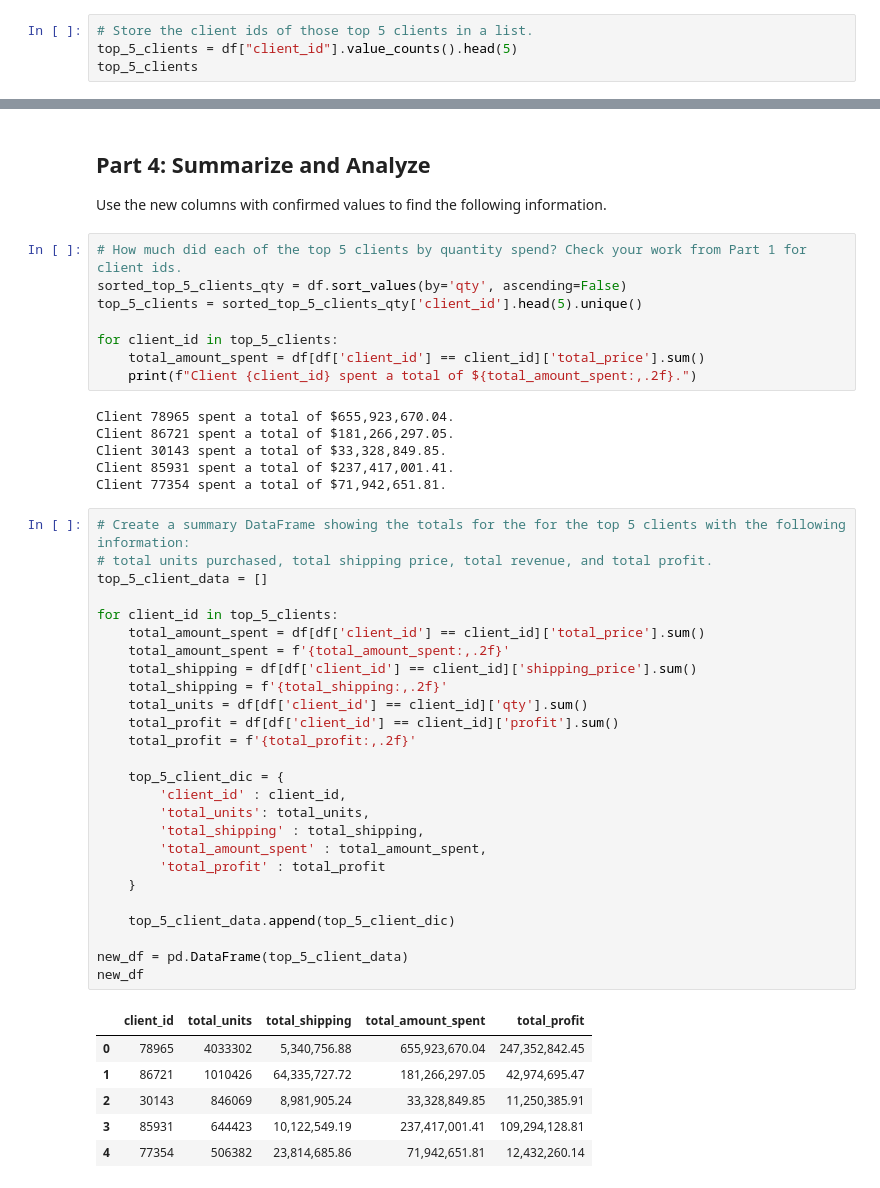
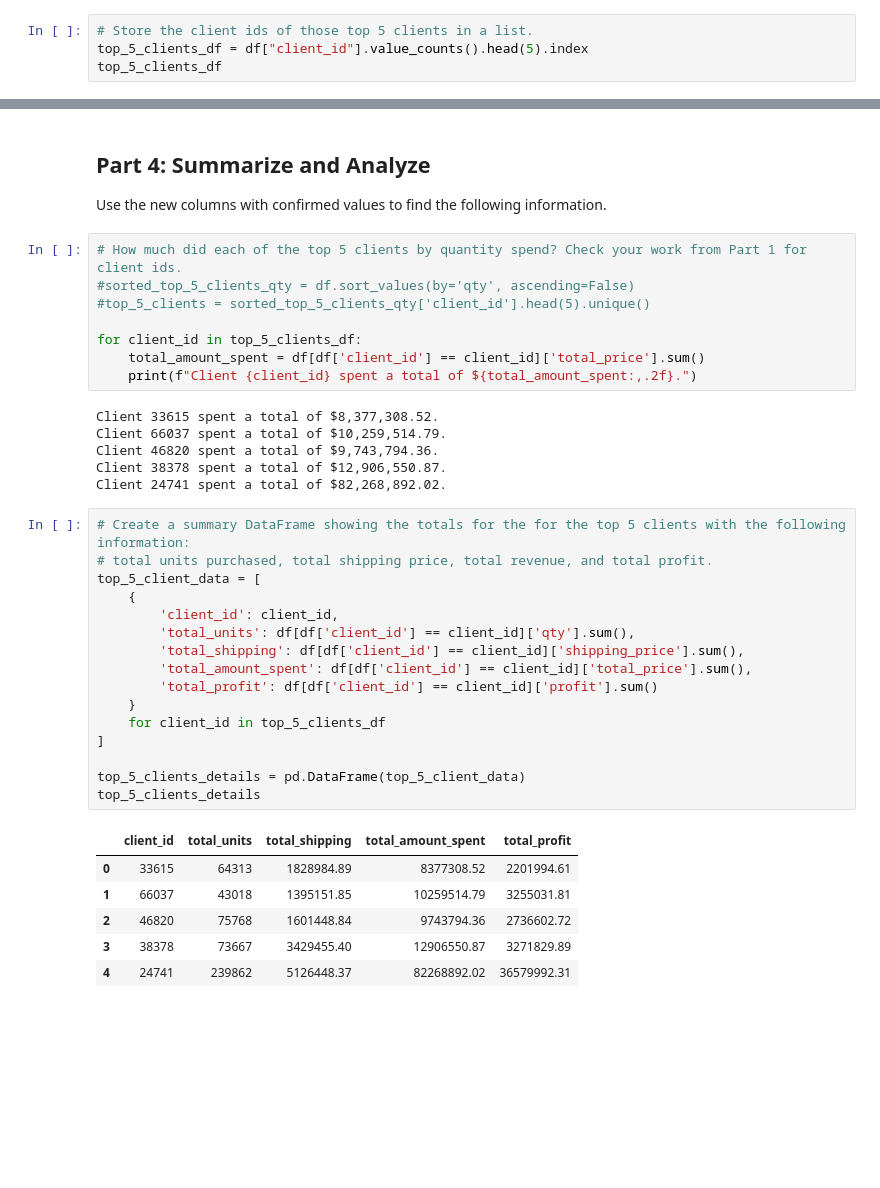
Before and after one commit to lcanjar/pandas-challenge-1, a Jupyter notebook: wholesale_data_analysis_starter_code.ipynb, the cells around one changed output, grey strips where cells are left out. Saved outputs shown, nothing was run; the diff lists cells and outputs as text; blank space fills up the shorter version.

```diff
--- a/wholesale_data_analysis_starter_code.ipynb
+++ b/wholesale_data_analysis_starter_code.ipynb
@@ -112,6 +111,6 @@ client_id
 Name: count, Length: 999, dtype: int64
 # %%
 # Store the client ids of those top 5 clients in a list.
-top_5_clients = df["client_id"].value_counts().head(5)
-top_5_clients
+top_5_clients_df = df["client_id"].value_counts().head(5).index
+top_5_clients_df
 # %% [output]
@@ -224,50 +217,40 @@ The total price for order ID 6128929 is: 923441.25
 Use the new columns with confirmed values to find the following information.
 # %%
 # How much did each of the top 5 clients by quantity spend? Check your work from Part 1 for client ids.
-sorted_top_5_clients_qty = df.sort_values(by='qty', ascending=False)
-top_5_clients = sorted_top_5_clients_qty['client_id'].head(5).unique()
+#sorted_top_5_clients_qty = df.sort_values(by='qty', ascending=False)
+#top_5_clients = sorted_top_5_clients_qty['client_id'].head(5).unique()
 
-for client_id in top_5_clients:
+for client_id in top_5_clients_df:
     total_amount_spent = df[df['client_id'] == client_id]['total_price'].sum()
     print(f"Client {client_id} spent a total of ${total_amount_spent:,.2f}.")
 # %% [output]
-Client 78965 spent a total of $655,923,670.04.
-Client 86721 spent a total of $181,266,297.05.
-Client 30143 spent a total of $33,328,849.85.
-Client 85931 spent a total of $237,417,001.41.
-Client 77354 spent a total of $71,942,651.81.
+Client 33615 spent a total of $8,377,308.52.
+Client 66037 spent a total of $10,259,514.79.
+Client 46820 spent a total of $9,743,794.36.
+Client 38378 spent a total of $12,906,550.87.
+Client 24741 spent a total of $82,268,892.02.
 # %%
 # Create a summary DataFrame showing the totals for the for the top 5 clients with the following information:
 # total units purchased, total shipping price, total revenue, and total profit.
-top_5_client_data = []
+top_5_client_data = [
+    {
+        'client_id': client_id,
+        'total_units': df[df['client_id'] == client_id]['qty'].sum(),
+        'total_shipping': df[df['client_id'] == client_id]['shipping_price'].sum(),
+        'total_amount_spent': df[df['client_id'] == client_id]['total_price'].sum(),
+        'total_profit': df[df['client_id'] == client_id]['profit'].sum()
+    }
+    for client_id in top_5_clients_df
+]
 
-for client_id in top_5_clients:
-    total_amount_spent = df[df['client_id'] == client_id]['total_price'].sum()
-    total_amount_spent = f'{total_amount_spent:,.2f}'
-    total_shipping = df[df['client_id'] == client_id]['shipping_price'].sum()
-    total_shipping = f'{total_shipping:,.2f}'
-    total_units = df[df['client_id'] == client_id]['qty'].sum()
-    total_profit = df[df['client_id'] == client_id]['profit'].sum()
-    total_profit = f'{total_profit:,.2f}'
-
-    top_5_client_dic = {
-        'client_id' : client_id,
-        'total_units': total_units,
-        'total_shipping' : total_shipping,
-        'total_amount_spent' : total_amount_spent,
-        'total_profit' : total_profit
-    }
-
-    top_5_client_data.append(top_5_client_dic)
-
-new_df = pd.DataFrame(top_5_client_data)
-new_df
+top_5_clients_details = pd.DataFrame(top_5_client_data)
+top_5_clients_details
 # %% [output]
 |  | client_id | total_units | total_shipping | total_amount_spent | total_profit |
-| 0 | 78965 | 4033302 | 5,340,756.88 | 655,923,670.04 | 247,352,842.45 |
-| 1 | 86721 | 1010426 | 64,335,727.72 | 181,266,297.05 | 42,974,695.47 |
-| 2 | 30143 | 846069 | 8,981,905.24 | 33,328,849.85 | 11,250,385.91 |
-| 3 | 85931 | 644423 | 10,122,549.19 | 237,417,001.41 | 109,294,128.81 |
-| 4 | 77354 | 506382 | 23,814,685.86 | 71,942,651.81 | 12,432,260.14 |
+| 0 | 33615 | 64313 | 1828984.89 | 8377308.52 | 2201994.61 |
+| 1 | 66037 | 43018 | 1395151.85 | 10259514.79 | 3255031.81 |
+| 2 | 46820 | 75768 | 1601448.84 | 9743794.36 | 2736602.72 |
+| 3 | 38378 | 73667 | 3429455.40 | 12906550.87 | 3271829.89 |
+| 4 | 24741 | 239862 | 5126448.37 | 82268892.02 | 36579992.31 |
 # %%
 # Format the data and rename the columns to names suitable for presentation.
```
Also changed, not shown: parts of 11 cells of this notebook.
